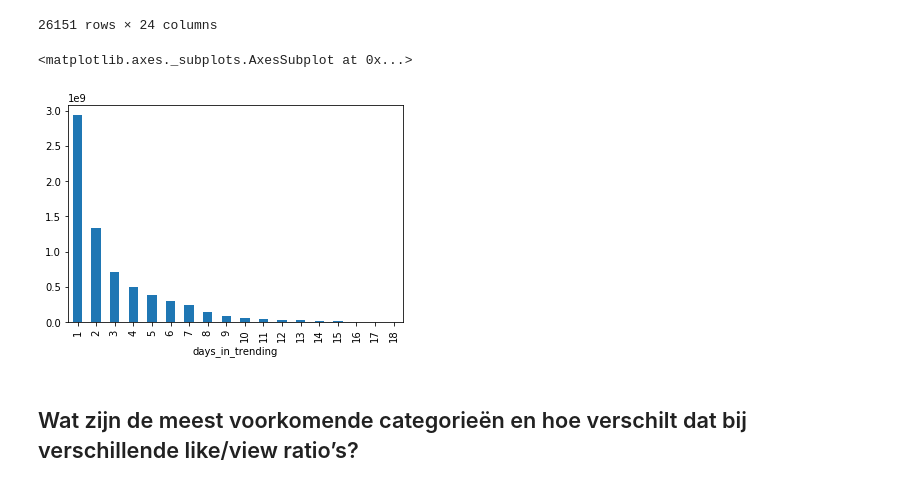
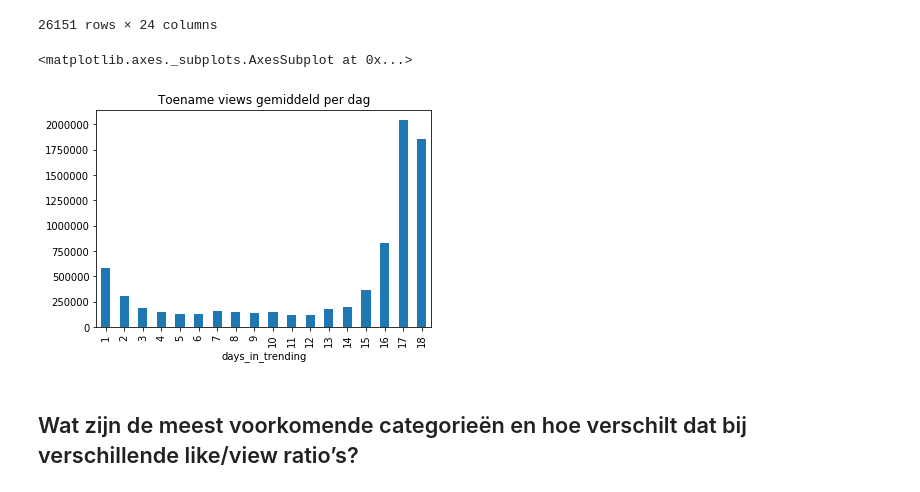
Before and after one commit to SandervWickeren/DataScience_YouTube, a Jupyter notebook: ResultsFile.ipynb, the cells around one changed output. Drawn from its saved outputs; the diff is of its cells as text; code cells hidden in the pictures.

```diff
--- a/ResultsFile.ipynb
+++ b/ResultsFile.ipynb
@@ -264,10 +280,11 @@ findNewViews(trending).sort_values(["title","views"])
 | 11367 | 18.06.02 | 😱 $1,145 iPhone Case!! | iJustine | 28 | 2018-02-02T23:33:00.000Z | ijustine|"gray international"|"mo... | 734863 | 19965 | 4110 | ... |
 26151 rows × 24 columns
 # %%
-trending.groupby("days_in_trending").increase_views.sum().plot(x="days_in_trending",y="increase_views",kind="bar")
+trending.groupby("days_in_trending").increase_views.mean().plot(x="days_in_trending",y="increase_views",kind="bar",
+                                                               title='Toename views gemiddeld per dag')
 # %% [output]
 <matplotlib.axes._subplots.AxesSubplot at 0x...>
-[figure, old version]
+[figure, new version]
 # %% [markdown]
 ##  Wat zijn de meest voorkomende categorieën en hoe verschilt dat bij verschillende like/view ratio’s?
 # %%
```
Also changed, not shown: parts of 3 cells of this notebook.
